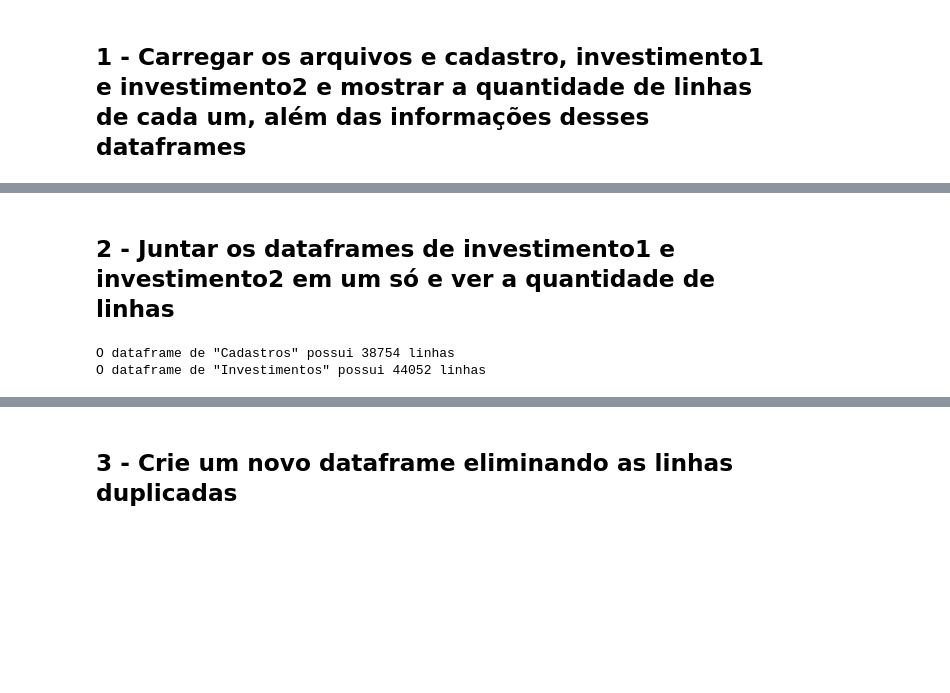
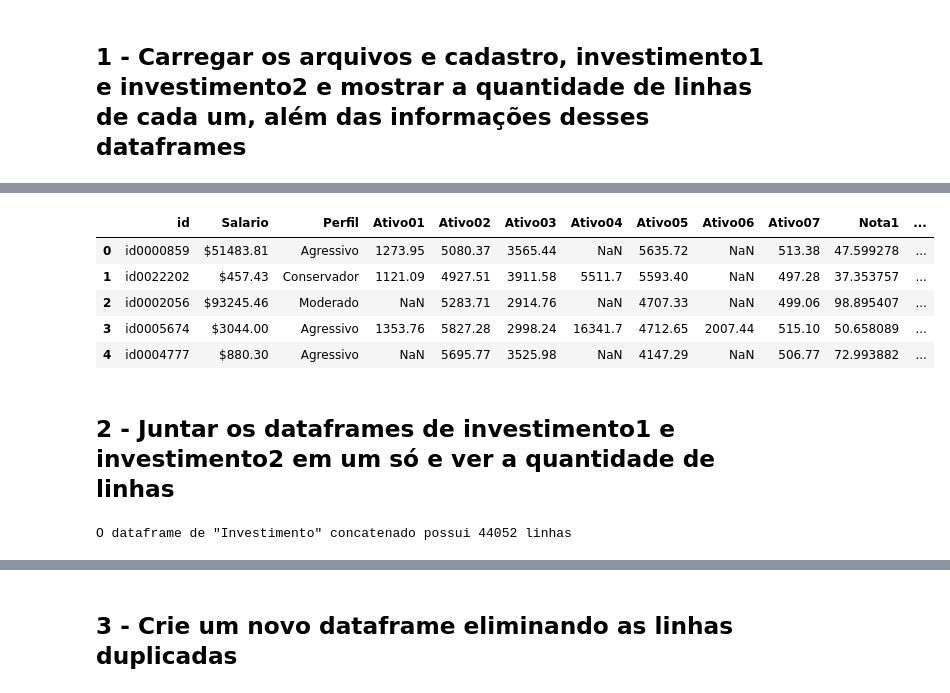
Before and after one commit to Rafael-Ribeiro-de-Lima/970-lm-tech-data-talents, a Jupyter notebook: modulo-3/projeto-final/relatorio.ipynb, the cells around one changed output, grey strips where cells are left out. Drawn from its saved outputs; the diff is of its cells as text; code cells hidden in the pictures; blank space fills up the shorter version.

```diff
--- a/modulo-3/projeto-final/relatorio.ipynb
+++ b/modulo-3/projeto-final/relatorio.ipynb
@@ -117,10 +118,12 @@ memory usage: 1.8+ MB
+# %%
+# Primeiras linhas de investimento_parte2.csv
+dfi2.head()
+# %% [output]
+|  | id | Salario | Perfil | Ativo01 | Ativo02 | Ativo03 | Ativo04 | Ativo05 | Ativo06 | Ativo07 | Nota1 | ... |
+| 0 | id0000859 | $51483.81 | Agressivo | 1273.95 | 5080.37 | 3565.44 | NaN | 5635.72 | NaN | 513.38 | 47.599278 | ... |
+| 1 | id0022202 | $457.43 | Conservador | 1121.09 | 4927.51 | 3911.58 | 5511.7 | 5593.40 | NaN | 497.28 | 37.353757 | ... |
+| 2 | id0002056 | $93245.46 | Moderado | NaN | 5283.71 | 2914.76 | NaN | 4707.33 | NaN | 499.06 | 98.895407 | ... |
+| 3 | id0005674 | $3044.00 | Agressivo | 1353.76 | 5827.28 | 2998.24 | 16341.7 | 4712.65 | 2007.44 | 515.10 | 50.658089 | ... |
+| 4 | id0004777 | $880.30 | Agressivo | NaN | 5695.77 | 3525.98 | NaN | 4147.29 | NaN | 506.77 | 72.993882 | ... |
 # %% [markdown]
 ## 2 - Juntar os dataframes de investimento1 e investimento2 em um só e ver a quantidade de linhas
-# %%
-dfc = pd.concat(cadastro)
-dfi = pd.concat(investimento)
-print(f'O dataframe de "Cadastros" possui {dfc.shape[0]} linhas')
-print(f'O dataframe de "Investimentos" possui {dfi.shape[0]} linhas')
-# %% [output]
-O dataframe de "Cadastros" possui 38754 linhas
-O dataframe de "Investimentos" possui 44052 linhas
@@ -126,0 +133,5 @@ O dataframe de "Investimentos" possui 44052 linhas
+# %%
+# Quantidade de linhas de dfi (parte1 concatenado com parte2)
+print(f'O dataframe de "Investimento" concatenado possui {dfi.shape[0]} linhas')
+# %% [output]
+O dataframe de "Investimento" concatenado possui 44052 linhas
```
Also changed, not shown: parts of 86 cells of this notebook.
